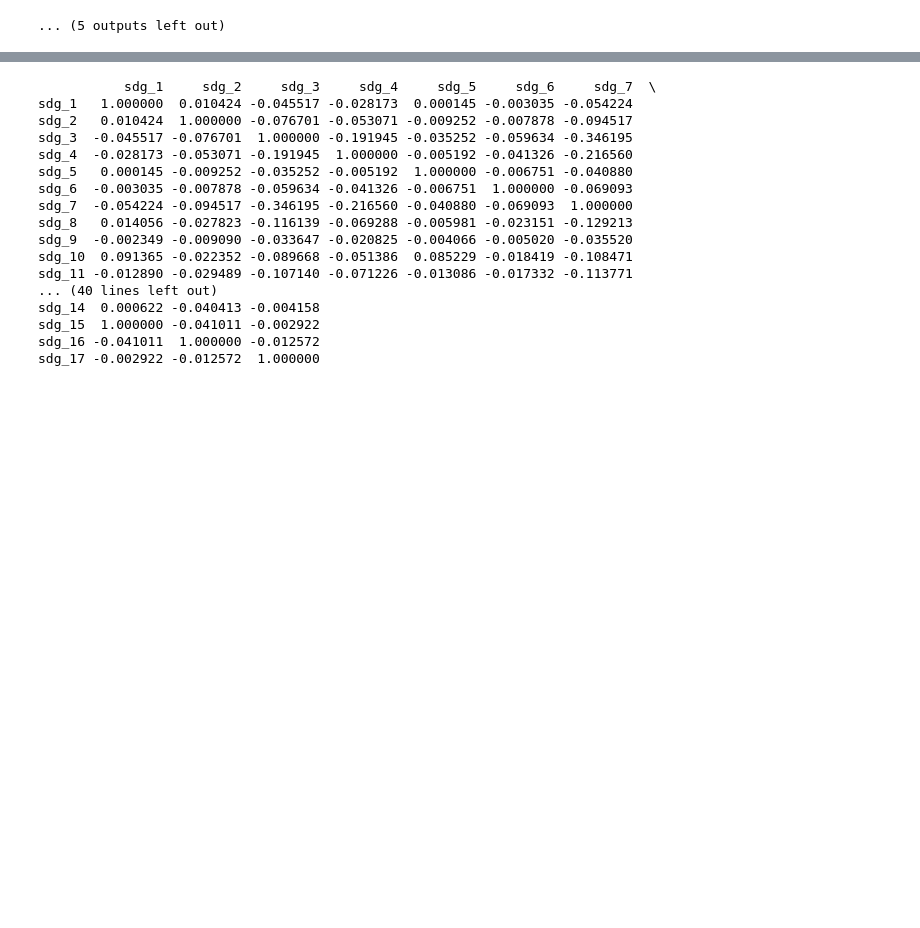
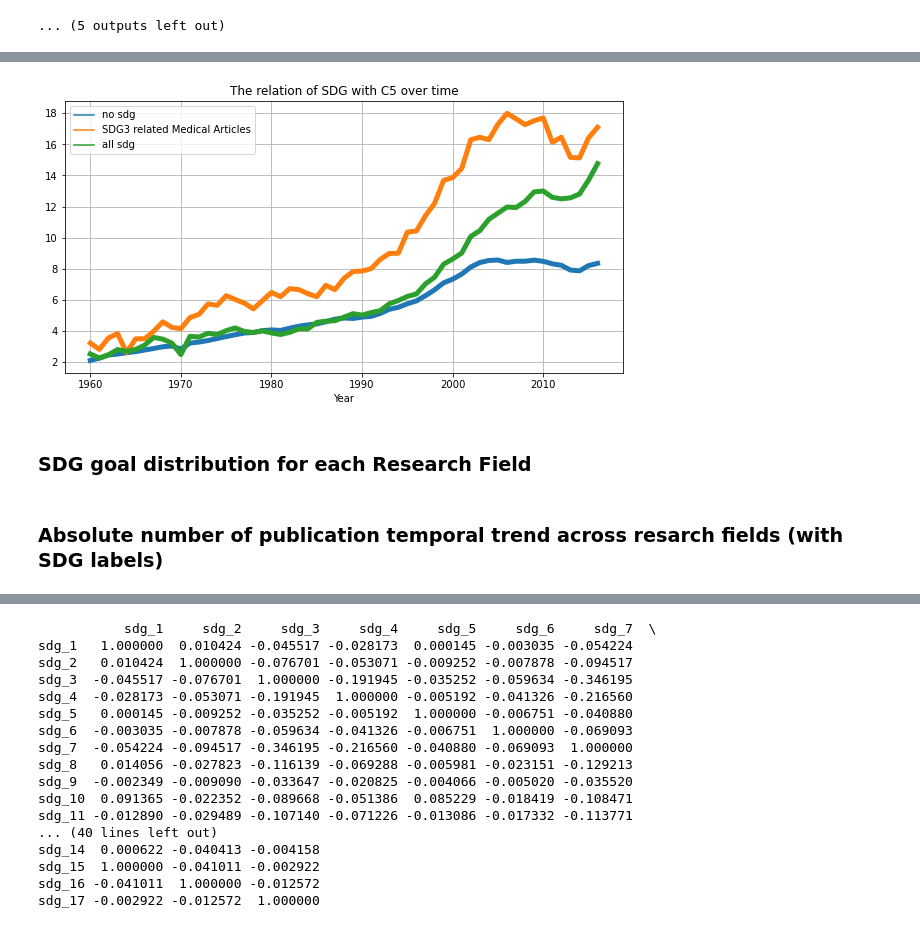
Before and after one commit to JiHaeChoi/SDG, a Jupyter notebook: Analysis.ipynb, the cells around one changed output, grey strips where cells are left out. Cells and saved outputs as stored; diff of their text form; code cells hidden in the pictures; blank space fills up the shorter version.

```diff
--- a/Analysis.ipynb
+++ b/Analysis.ipynb
@@ -349,0 +229,3 @@ print(df_final)
+# %%
+df_sdg = df_final[~df_final.sdg_codes.isnull()]
+df_null = df_final[df_final.sdg_codes.isnull()]
@@ -349,0 +234,2 @@ print(df_final)
+# %%
+df_sdg3 = df_final[~df_final.sdg_3.isnull()]
@@ -349,0 +307,20 @@ print(df_final)
+# %%
+##################### only plot the average across sdg and non sdg
+plots_dta = combined_result[combined_result['Year'] >= 1960].iloc[:, [0,-3,  -2, -1]]
+
+# Create the plot
+ax = plots_dta.set_index('Year').plot(figsize=(10, 5), grid=True)
+
+# Set the line width for the last two lines
+last_three_lines = ax.lines[-3:]  # Get the last two lines in the plot
+for line in last_three_lines:
+    line.set_linewidth(5)  # Adjust the line width for each line
+
+plt.title(f'The relation of SDG with {var} over time')
+
+# Save the plot as a PNG file
+plt.savefig(f'The relation of SDG with {var} over time0.png')
+# %% [output]
+[figure, added]
+# %% [markdown]
+### SDG goal distribution for each Research Field
@@ -349,0 +347,2 @@ print(df_final)
+# %% [markdown]
+### Absolute number of publication temporal trend across resarch fields (with SDG labels)
```
Also changed, not shown: parts of 41 cells of this notebook, 11 other files.
